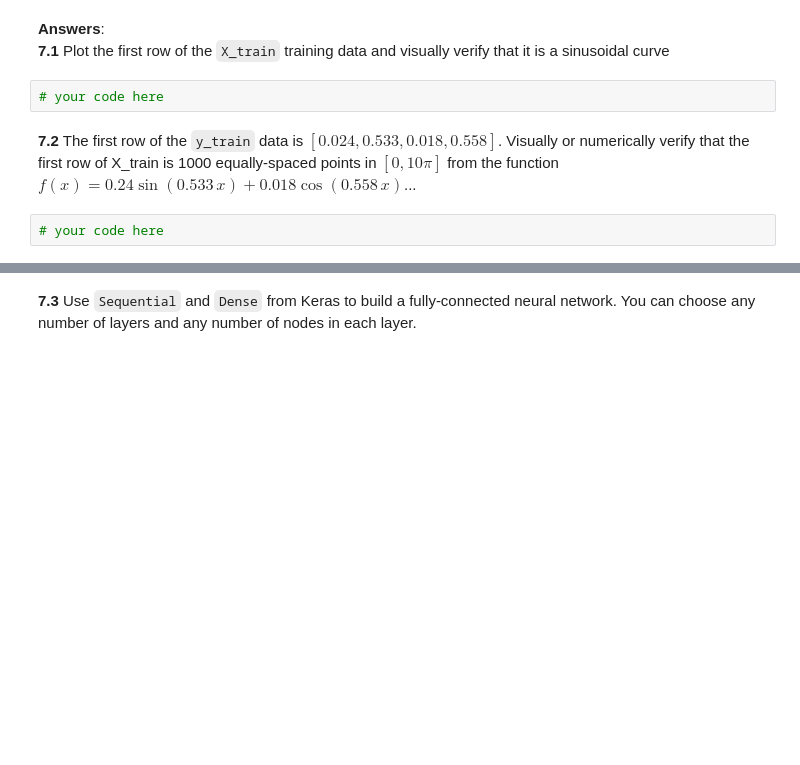
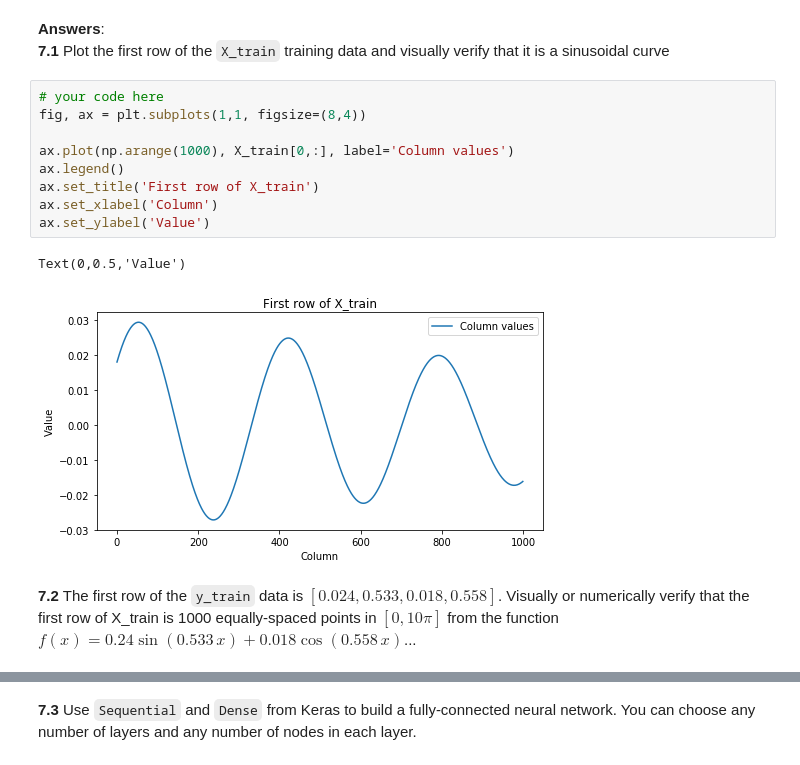
Before and after one commit to karanbhandarkar/CSCIS-109a-IntroductionToDataScience, a Jupyter notebook: Week 6/HW6/HW6.ipynb, the cells around one changed output, grey strips where cells are left out. Cells and saved outputs as stored; diff of their text form; blank space fills up the shorter version.

```diff
--- a/Week 6/HW6/HW6.ipynb
+++ b/Week 6/HW6/HW6.ipynb
@@ -671,9 +671,17 @@ y_extended_test = np.load('data/sinewaves_y_extended_test.npy')
 # %% [markdown]
 **Answers**:
 **7.1** Plot the first row of the `X_train` training data and visually verify that it is a sinusoidal curve
-# %%
-# your code here
+# %%
+# your code here
+fig, ax = plt.subplots(1,1, figsize=(8,4))
+
+ax.plot(np.arange(1000), X_train[0,:], label='Column values')
+ax.legend()
+ax.set_title('First row of X_train')
+ax.set_xlabel('Column')
+ax.set_ylabel('Value')
+# %% [output]
+Text(0,0.5,'Value')
+[figure, added]
 # %% [markdown]
 **7.2** The first row of the `y_train` data is $[0.024, 0.533, 0.018, 0.558]$. Visually or numerically verify that the first row of X_train is 1000 equally-spaced points in $[0,10\pi]$ from the function $f(x) = 0.24\sin(0.533\,x) + 0.018\cos(0.558\,x)$...
-# %%
-# your code here
```
Also changed, not shown: parts of 4 cells of this notebook.
